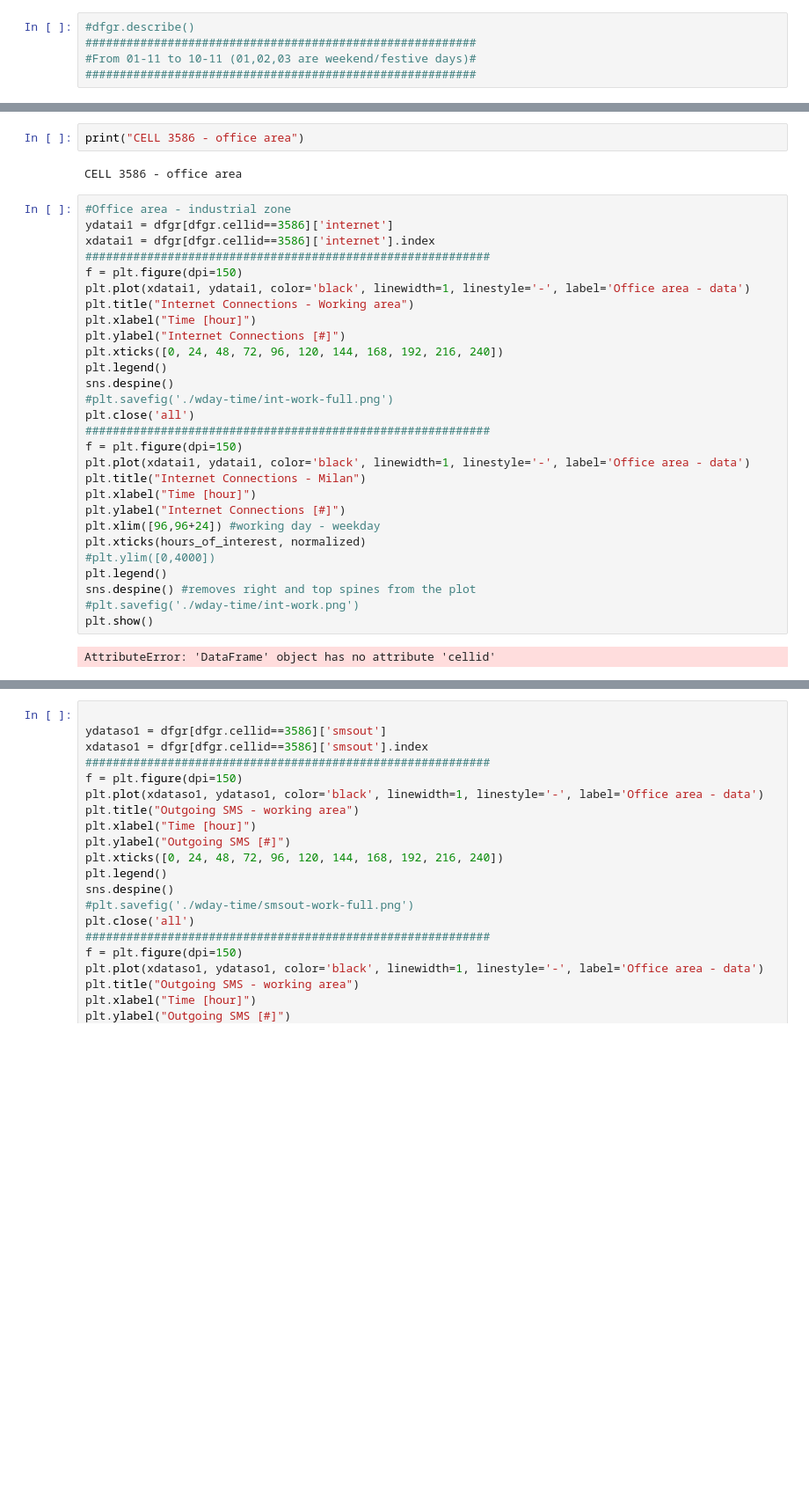
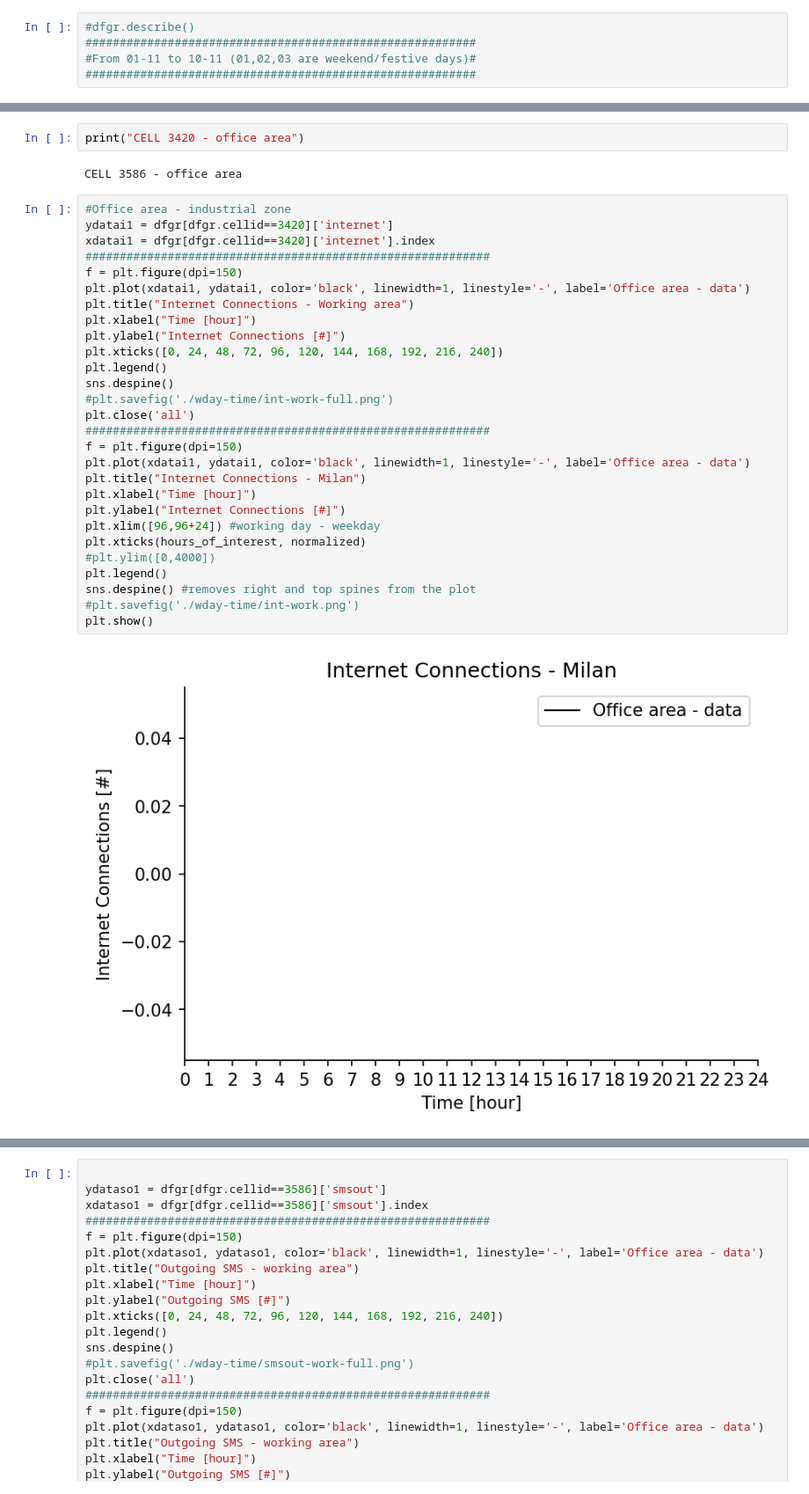
Before and after one commit to mendozamanu/milan-mobility, a Jupyter notebook: TimeEvolution-Normalize-10x10.ipynb, the cells around one changed output, grey strips where cells are left out. Shown at 88% size. Saved outputs shown, nothing was run; the diff lists cells and outputs as text; blank space fills up the shorter version.

```diff
--- a/TimeEvolution-Normalize-10x10.ipynb
+++ b/TimeEvolution-Normalize-10x10.ipynb
@@ -191,36 +172,36 @@ plt.show()
 # %%
-print("CELL 3586 - office area")
+print("CELL 3420 - office area")
 # %% [output]
 CELL 3586 - office area
 # %%
 #Office area - industrial zone
-ydatai1 = dfgr[dfgr.cellid==3586]['internet']
-xdatai1 = dfgr[dfgr.cellid==3586]['internet'].index
+ydatai1 = dfgr[dfgr.cellid==3420]['internet']
+xdatai1 = dfgr[dfgr.cellid==3420]['internet'].index
 ###########################################################
 f = plt.figure(dpi=150)
 plt.plot(xdatai1, ydatai1, color='black', linewidth=1, linestyle='-', label='Office area - data')
 plt.title("Internet Connections - Working area")
 plt.xlabel("Time [hour]")
 plt.ylabel("Internet Connections [#]")
 plt.xticks([0, 24, 48, 72, 96, 120, 144, 168, 192, 216, 240])
 plt.legend()
 sns.despine()
 #plt.savefig('./wday-time/int-work-full.png')
 plt.close('all')
 ###########################################################
 f = plt.figure(dpi=150)
 plt.plot(xdatai1, ydatai1, color='black', linewidth=1, linestyle='-', label='Office area - data')
 plt.title("Internet Connections - Milan")
 plt.xlabel("Time [hour]")
 plt.ylabel("Internet Connections [#]")
 plt.xlim([96,96+24]) #working day - weekday
 plt.xticks(hours_of_interest, normalized)
 #plt.ylim([0,4000])
 plt.legend()
 sns.despine() #removes right and top spines from the plot
 #plt.savefig('./wday-time/int-work.png')
 plt.show()
 # %% [output]
-AttributeError: 'DataFrame' object has no attribute 'cellid'
+[figure, added]
 # %%
 
```
Also changed, not shown: parts of 9 cells of this notebook, 6 other files.
